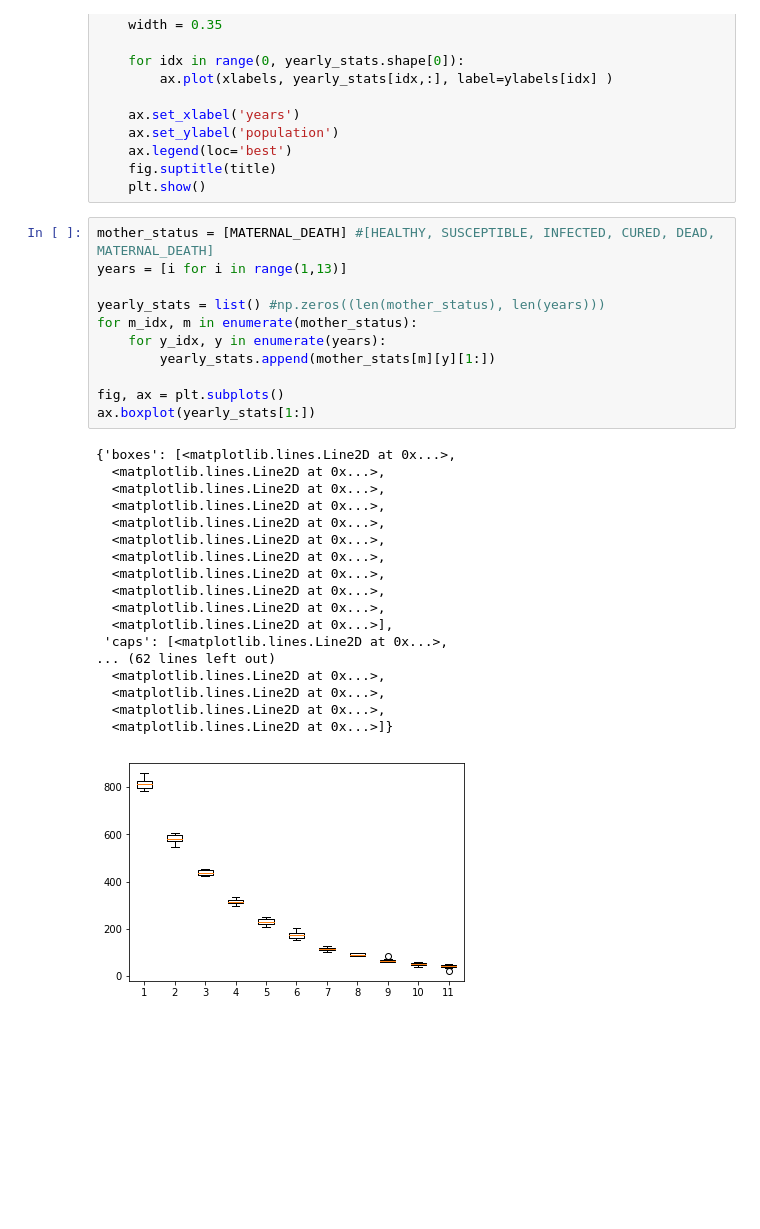
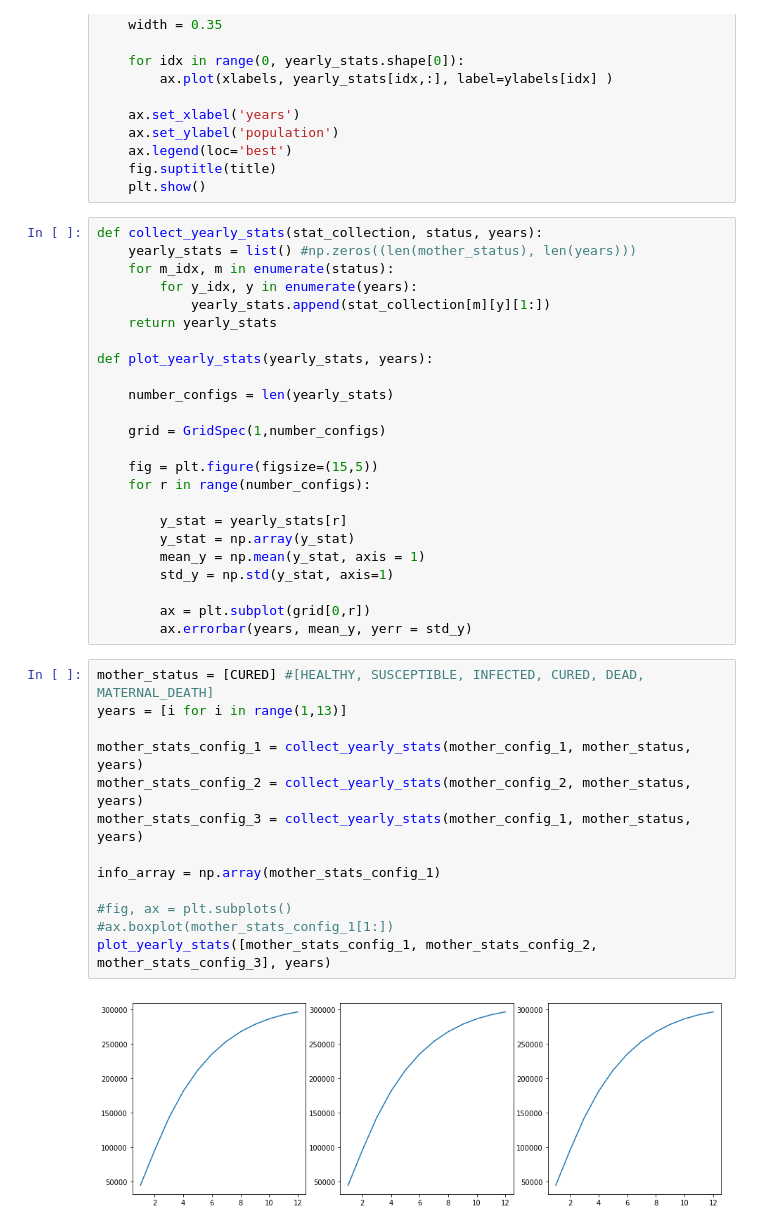
Before and after one commit to rajibchakravorty/hbv_simulation, a Jupyter notebook: views-multiple_stats.ipynb, the cells around one changed output. Saved outputs shown, nothing was run; the diff lists cells and outputs as text; blank space fills up the shorter version.

```diff
--- a/views-multiple_stats.ipynb
+++ b/views-multiple_stats.ipynb
@@ -28,33 +47,42 @@ def plot_yearly_stat(yearly_stats, xlabels, ylabels, title):
     ax.legend(loc='best')
     fig.suptitle(title)
     plt.show()
+# %%
+def collect_yearly_stats(stat_collection, status, years):
+    yearly_stats = list() #np.zeros((len(mother_status), len(years)))
+    for m_idx, m in enumerate(status):
+        for y_idx, y in enumerate(years):
+            yearly_stats.append(stat_collection[m][y][1:])
+    return yearly_stats
+
+def plot_yearly_stats(yearly_stats, years):
+
+    number_configs = len(yearly_stats)
+
+    grid = GridSpec(1,number_configs)
+
+    fig = plt.figure(figsize=(15,5))
+    for r in range(number_configs):
+
+        y_stat = yearly_stats[r]
+        y_stat = np.array(y_stat)
+        mean_y = np.mean(y_stat, axis = 1)
+        std_y = np.std(y_stat, axis=1)
+
+        ax = plt.subplot(grid[0,r])
+        ax.errorbar(years, mean_y, yerr = std_y)
 # %%
-mother_status = [MATERNAL_DEATH] #[HEALTHY, SUSCEPTIBLE, INFECTED, CURED, DEAD, MATERNAL_DEATH]
+mother_status = [CURED] #[HEALTHY, SUSCEPTIBLE, INFECTED, CURED, DEAD, MATERNAL_DEATH]
 years = [i for i in range(1,13)]
 
-yearly_stats = list() #np.zeros((len(mother_status), len(years)))
-for m_idx, m in enumerate(mother_status):
-    for y_idx, y in enumerate(years):
-        yearly_stats.append(mother_stats[m][y][1:])
+mother_stats_config_1 = collect_yearly_stats(mother_config_1, mother_status, years)
+mother_stats_config_2 = collect_yearly_stats(mother_config_2, mother_status, years)
+mother_stats_config_3 = collect_yearly_stats(mother_config_1, mother_status, years)
 
-fig, ax = plt.subplots()
-ax.boxplot(yearly_stats[1:])
+info_array = np.array(mother_stats_config_1)
+
+#fig, ax = plt.subplots()
+#ax.boxplot(mother_stats_config_1[1:])
+plot_yearly_stats([mother_stats_config_1, mother_stats_config_2, mother_stats_config_3], years)
 # %% [output]
-{'boxes': [<matplotlib.lines.Line2D at 0x...>,
-  <matplotlib.lines.Line2D at 0x...>,
-  <matplotlib.lines.Line2D at 0x...>,
-  <matplotlib.lines.Line2D at 0x...>,
-  <matplotlib.lines.Line2D at 0x...>,
-  <matplotlib.lines.Line2D at 0x...>,
-  <matplotlib.lines.Line2D at 0x...>,
-  <matplotlib.lines.Line2D at 0x...>,
-  <matplotlib.lines.Line2D at 0x...>,
-  <matplotlib.lines.Line2D at 0x...>,
-  <matplotlib.lines.Line2D at 0x...>],
- 'caps': [<matplotlib.lines.Line2D at 0x...>,
-... (62 lines left out)
-  <matplotlib.lines.Line2D at 0x...>,
-  <matplotlib.lines.Line2D at 0x...>,
-  <matplotlib.lines.Line2D at 0x...>,
-  <matplotlib.lines.Line2D at 0x...>]}
-[figure, old version]
+[figure, new version]
```
Also changed, not shown: parts of 4 cells of this notebook.
